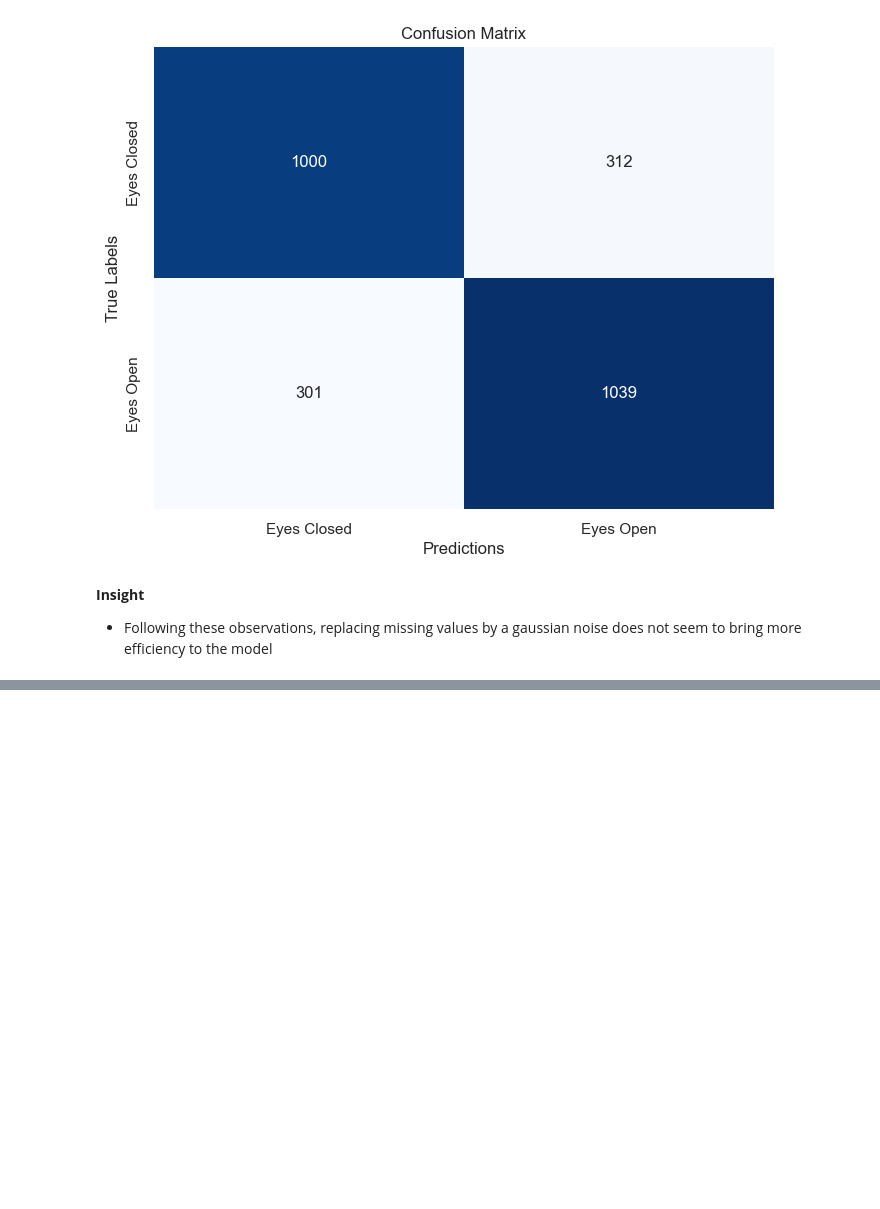
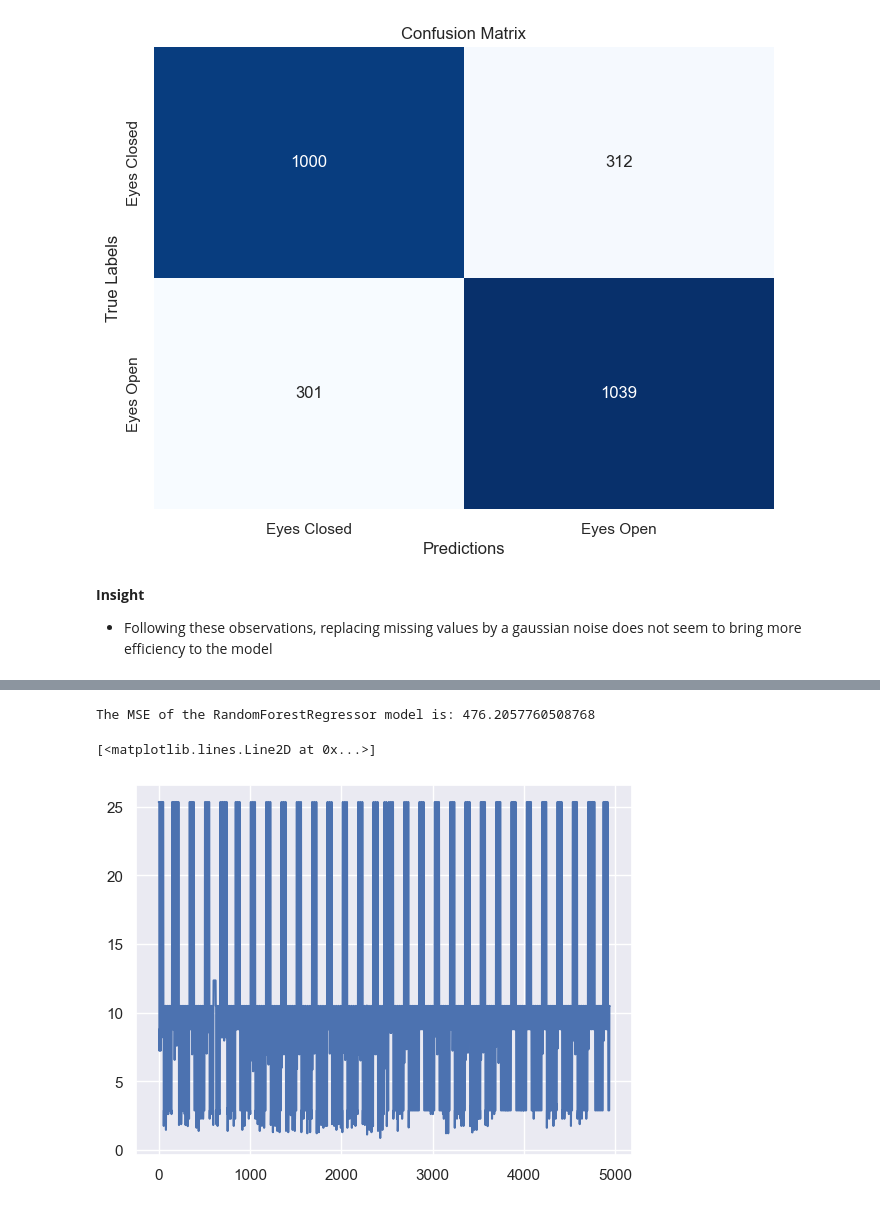
Before and after one commit to stabilo140/Data_Challenge_elmy, a Jupyter notebook: data_challenge_Lelouche.ipynb, the cells around one changed output, grey strips where cells are left out. Drawn from its saved outputs; the diff is of its cells as text; code cells hidden in the pictures; blank space fills up the shorter version.

Commit message:
Trying Random Forest Regressor but seems to overfit, same sign for prediction

```diff
--- a/data_challenge_Lelouche.ipynb
+++ b/data_challenge_Lelouche.ipynb
@@ -783,0 +848,34 @@ here the dic_accuracies: {'0.19207710315022292': [0.48642533936651583], '0.17186
+# %%
+X = df.drop(columns={"DELIVERY_START", "labels", "spot_id_delta"})
+y = df["spot_id_delta"]
+# %%
+X_train, X_test, y_train, y_test = train_test_split(X, y, random_state=42)
+
+# Scale them
+scaler = StandardScaler()
+X_train_scaled = X_train.copy()
+X_test_scaled = X_test.copy()
+
+for column in X_train.columns:
+    X_train_scaled[column] = scaler.fit_transform(X_train[[column]])
+    X_test_scaled[column] = scaler.transform(X_test[[column]])
+
+rf_regressor = RandomForestRegressor(random_state=42)
+rf_regressor.fit(X_train_scaled, y_train)
+
+y_pred = rf_regressor.predict(X_test_scaled)
+print(f"The MSE of the RandomForestRegressor model is: {mean_squared_error(y_test, y_pred)}")
+# %% [output]
+The MSE of the RandomForestRegressor model is: 476.2057760508768
+# %%
+y_pred_test = rf_regressor.predict(df_test)
+submission = pd.DataFrame({
+    "DELIVERY_START": DELIVERY_START,
+    "spot_id_delta": y_pred_test
+})
+submission_csv = submission.to_csv("submission_Lelouche.csv", index=False, sep=",")
+# %%
+plt.plot(y_pred_test)
+# %% [output]
+[<matplotlib.lines.Line2D at 0x...>]
+[figure, added]
```
Also changed, not shown: parts of 11 cells of this notebook.
